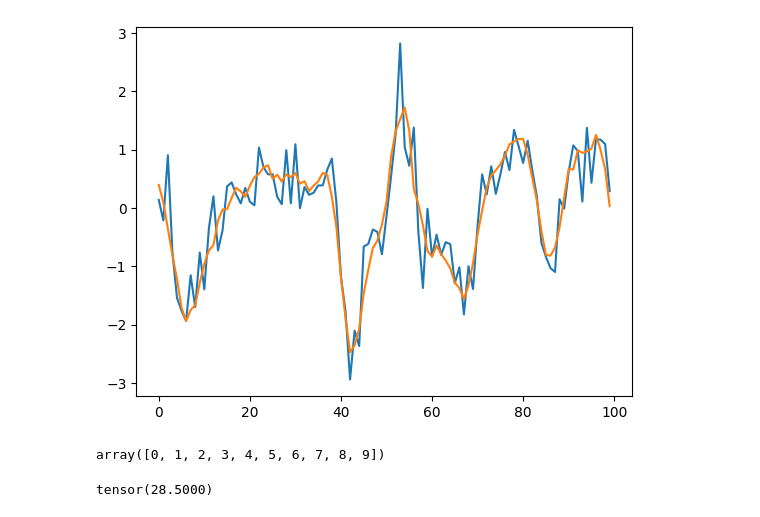
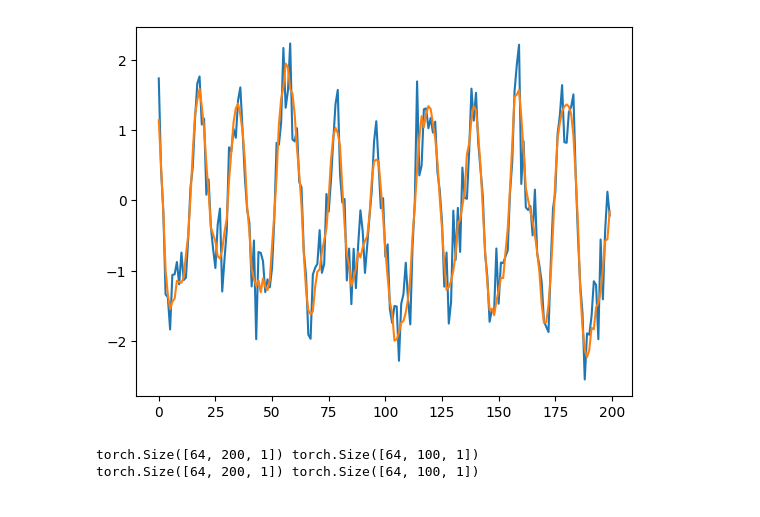
Before and after one commit to maxbalrog/laser-jitter, a Jupyter notebook: usage.ipynb, the cells around one changed output. Cells and saved outputs as stored; diff of their text form; code cells hidden in the pictures.

Commit message:
Add dataloader creation functionality to TimeSeries class

```diff
--- a/usage.ipynb
+++ b/usage.ipynb
@@ -16,27 +18,13 @@ data['time_idx'] = np.arange(len(data['real_time']))
 
 ts_data = np.array(data['focus_location'])
 
-ts = TimeSeries(ts_data[:1000], smooth_params=smooth_params, train_size=0.8)
+ts = TimeSeries(ts_data[:10000], smooth_params=smooth_params, train_size=0.8)
 results = ts.smooth_split_and_scale()
 # %%
-idx = 100
+idx = 200
 plt.figure()
 plt.plot(ts.test[:idx])
 plt.plot(ts.test_smooth[:idx])
 plt.show()
 # %% [output]
-[figure, old version]
+[figure, new version]
-# %%
-a = np.arange(10).reshape((2,5))
-# %% [output]
-array([0, 1, 2, 3, 4, 5, 6, 7, 8, 9])
-# %%
-import torch
-from torch.nn import MSELoss
-
-a = torch.Tensor(a.flatten())
-loss = MSELoss()
-l = loss(a, torch.zeros_like(a))
-l
-# %% [output]
-tensor(28.5000)
@@ -42,0 +47,8 @@ tensor(28.5000)
+# %%
+for (x, y), (x_smooth, y_smooth) in zip(trainloader, trainloader_smooth):
+    print(x.shape, y.shape)
+    print(x_smooth.shape, y_smooth.shape)
+    break
+# %% [output]
+torch.Size([64, 200, 1]) torch.Size([64, 100, 1])
+torch.Size([64, 200, 1]) torch.Size([64, 100, 1])
```
Also changed, not shown: parts of 2 cells of this notebook, 1 other file.
